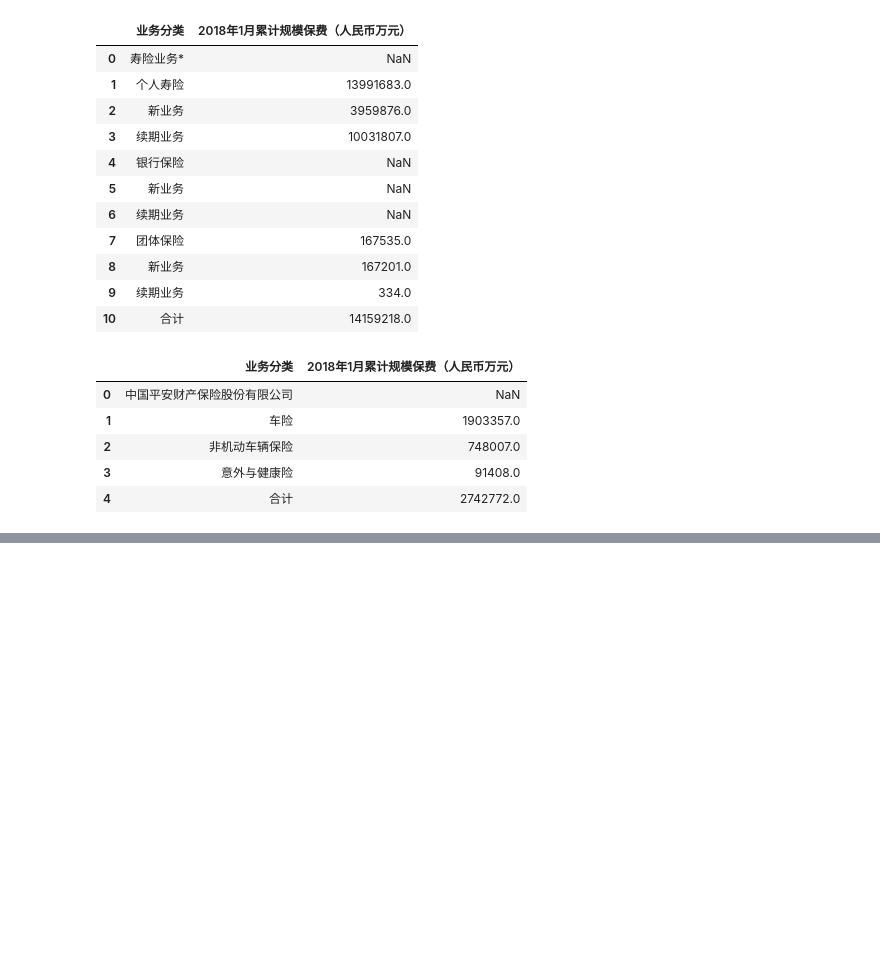
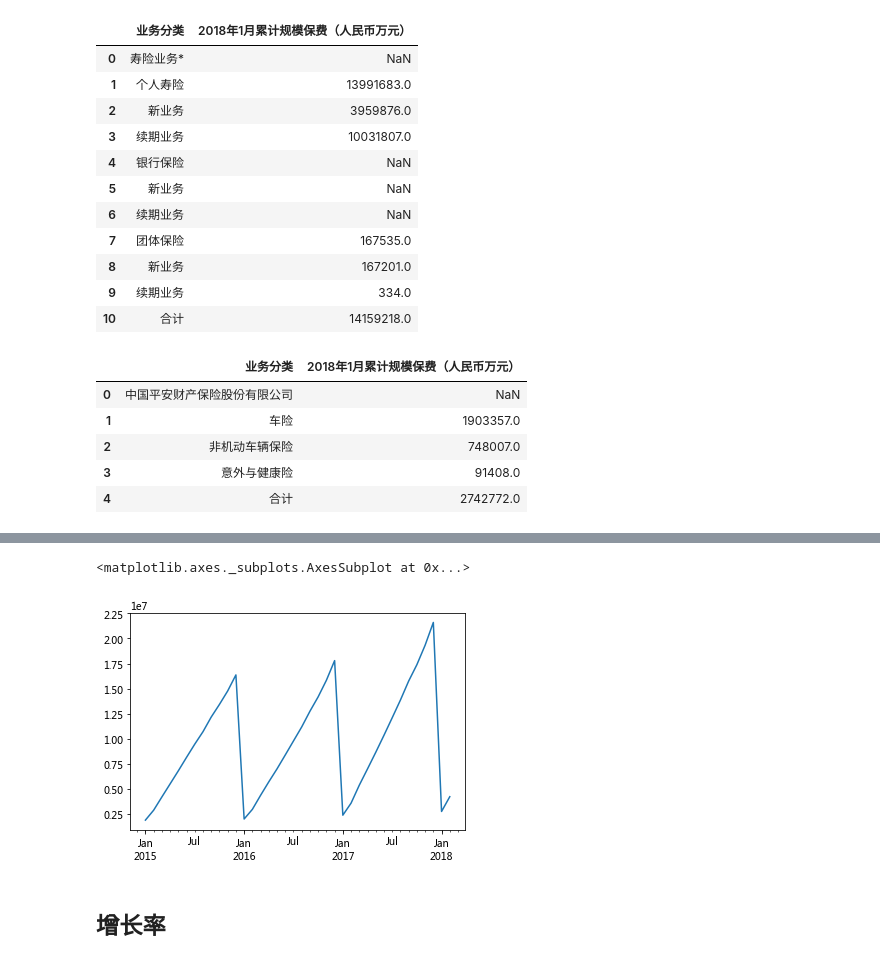
Before and after one commit to foodish/FinanceTools, a Jupyter notebook: pingan.ipynb, the cells around one changed output, grey strips where cells are left out. Drawn from its saved outputs; the diff is of its cells as text; code cells hidden in the pictures; blank space fills up the shorter version.

```diff
--- a/pingan.ipynb
+++ b/pingan.ipynb
@@ -122,0 +107,7 @@ Index(['控股子公司名称', '2017年1月累计规模保费（人民币万元
+# %%
+df_1['中国平安财产保险股份有限公司'].plot()
+# %% [output]
+<matplotlib.axes._subplots.AxesSubplot at 0x...>
+[figure, added]
+# %% [markdown]
+## 增长率
```
Also changed, not shown: parts of 102 cells of this notebook, 5 other files.
